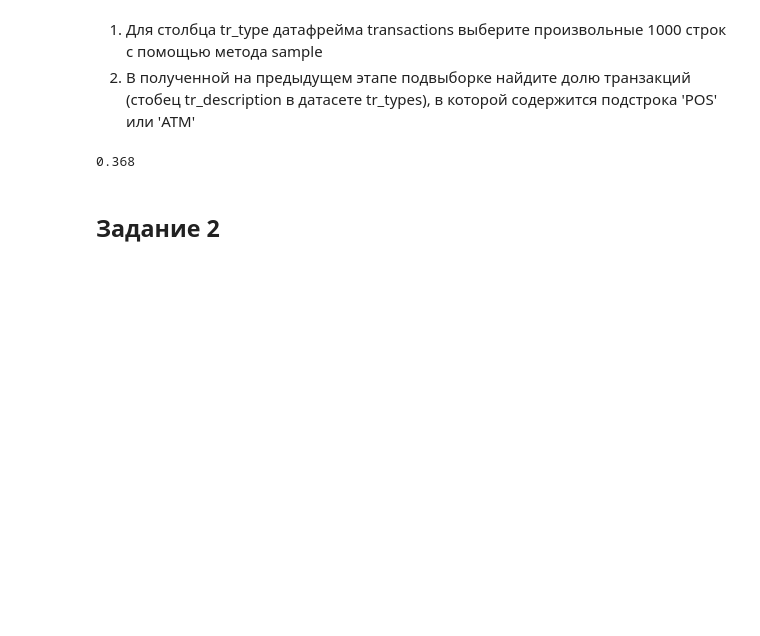
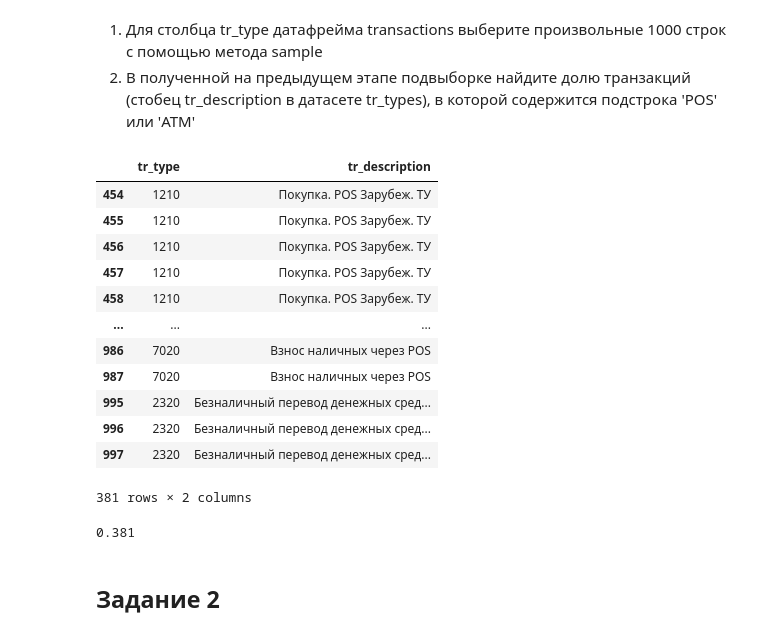
Before and after one commit to Rassska/ItmoML, a Jupyter notebook: hw#2/lab2.ipynb, the cells around one changed output. Cells and saved outputs as stored; diff of their text form; code cells hidden in the pictures; blank space fills up the shorter version.

````diff
--- a/hw#2/lab2.ipynb
+++ b/hw#2/lab2.ipynb
@@ -22,8 +22,7 @@ transaction_path = '/content/drive/MyDrive/Data/transactions.csv'
 tr_mcc_codes_df = pd.read_csv(tr_mcc_codes_path, sep = ';')
 tr_types_df = pd.read_csv(tr_types_path, sep = ";")
 gender_train_df = pd.read_csv(gender_train_path, sep = ",")
-transaction_reader = pd.read_csv(transaction_path, sep = ",", iterator=True, chunksize=1000000)
-transaction_df = transaction_reader.get_chunk(1000000)
+transaction_df = pd.read_csv(transaction_path, sep = ',', nrows = 1000000)
 # %% [markdown]
 ###  Описание данных
 #### Таблица ```transactions.csv```
@@ -106,18 +105,30 @@ tr_type;tr_description
 # %% [markdown]
 1. Для столбца tr_type датафрейма transactions выберите произвольные 1000 строк с помощью метода sample
 2. В полученной на предыдущем этапе подвыборке найдите долю транзакций (стобец tr_description в датасете tr_types), в которой содержится подстрока 'POS' или 'ATM'
-# %%
-randomTransactions = transaction_df['tr_type'].sample(n = 1000)
-type(randomTransactions)
-cntPOSorATM = 0
-
-for index, value in randomTransactions.items():
-  if tr_types_df.query("tr_type=={}".format(value))['tr_description'].str.contains("ATM|POS").all():
-    cntPOSorATM += 1
-
-print(cntPOSorATM / 1000)
-# %% [output]
-0.368
+# %%
+random_transactions = transaction_df['tr_type'].sample(n = 1000)
+
+temp_df = pd.merge(random_transactions, tr_types_df, on = 'tr_type')
+temp_df = temp_df[temp_df['tr_description'].str.contains('ATM|POS')]
+temp_df
+# %% [output]
+|  | tr_type | tr_description |
+| 454 | 1210 | Покупка. POS Зарубеж. ТУ |
+| 455 | 1210 | Покупка. POS Зарубеж. ТУ |
+| 456 | 1210 | Покупка. POS Зарубеж. ТУ |
+| 457 | 1210 | Покупка. POS Зарубеж. ТУ |
+| 458 | 1210 | Покупка. POS Зарубеж. ТУ |
+| ... | ... | ... |
+| 986 | 7020 | Взнос наличных через POS |
+| 987 | 7020 | Взнос наличных через POS |
+| 995 | 2320 | Безналичный перевод денежных сред... |
+| 996 | 2320 | Безналичный перевод денежных сред... |
+| 997 | 2320 | Безналичный перевод денежных сред... |
+381 rows × 2 columns
+# %%
+print(len(temp_df) / 1000)
+# %% [output]
+0.381
 # %% [markdown]
 ## Задание 2
 # %% [markdown]
````
Also changed, not shown: parts of 17 cells of this notebook.
